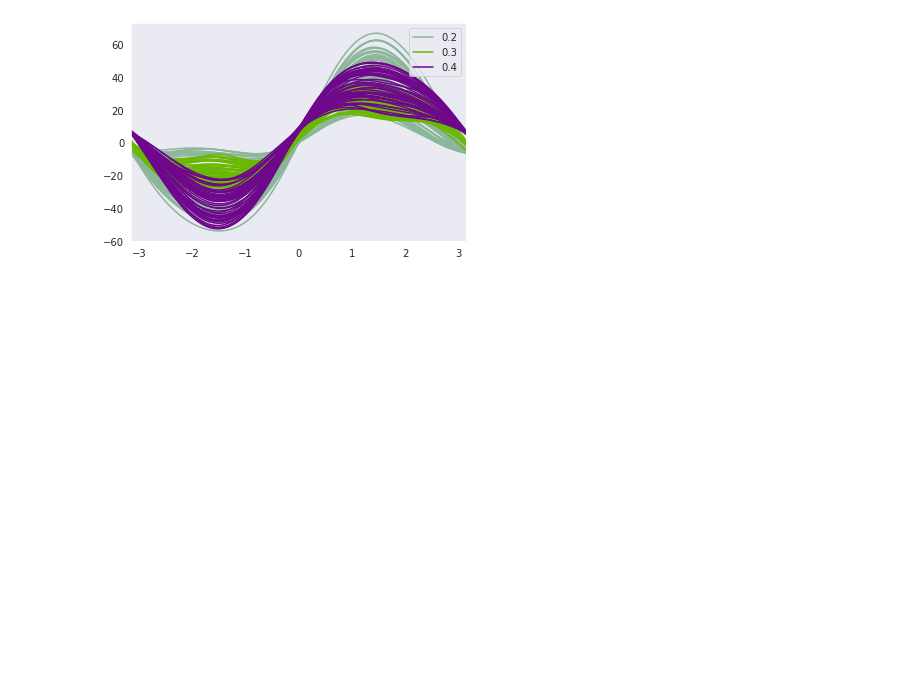
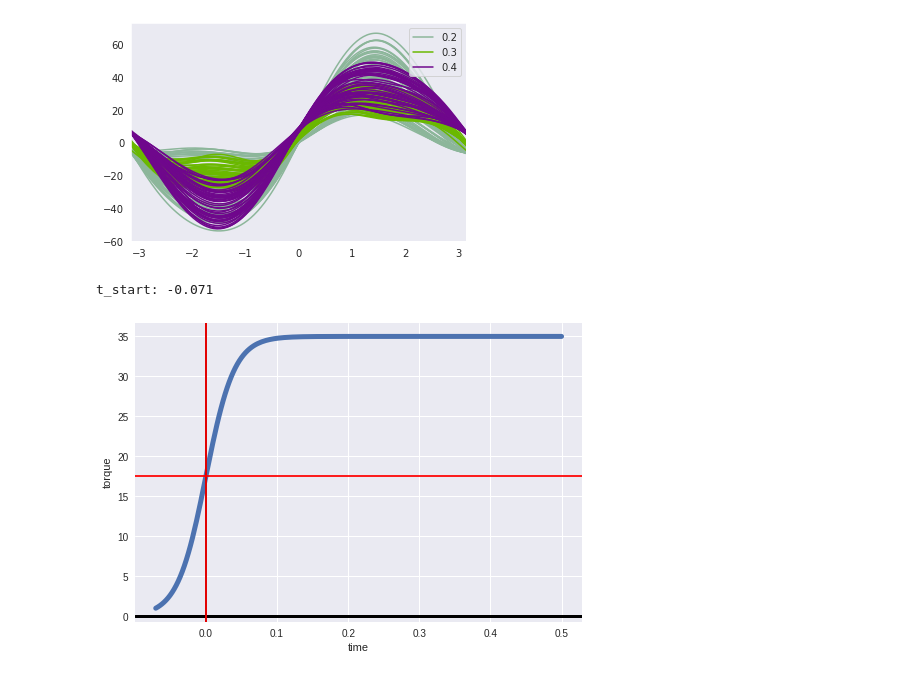
Before and after one commit to silvery107/wheeled-bipedal-jumping, a Jupyter notebook: MiniNezha/plot.ipynb, the cells around one changed output. Cells and saved outputs as stored; diff of their text form; code cells hidden in the pictures; blank space fills up the shorter version.

```diff
--- a/MiniNezha/plot.ipynb
+++ b/MiniNezha/plot.ipynb
@@ -198,3 +214,21 @@ andrews_curves.plot()
 plt.show()
 # %% [output]
 [figure]
+# %%
+a = 5                                      # sigmoid的上升速度
+init_torque = 1                             # 起跳前的torqu
+t_start = np.log(35/init_torque-1)/(-10*a)  # 反解要拼接的起始点x坐标
+print("t_start: %.3f"%t_start)
+tspan = np.linspace(t_start,0.5,200)
+y = 35/(1+np.exp(-10*a*(tspan)))
+plt.plot(tspan,y,linewidth=5)
+plt.axhline(color='k',linewidth=3)
+plt.axvline(color='k')
+plt.axhline(y=(35)/2,color='r')
+plt.axvline(x=0,color='r')
+plt.ylabel("torque")
+plt.xlabel("time")
+plt.show()
+# %% [output]
+t_start: -0.071
+[figure, added]
```
Also changed, not shown: parts of 7 cells of this notebook, 3 other files.
